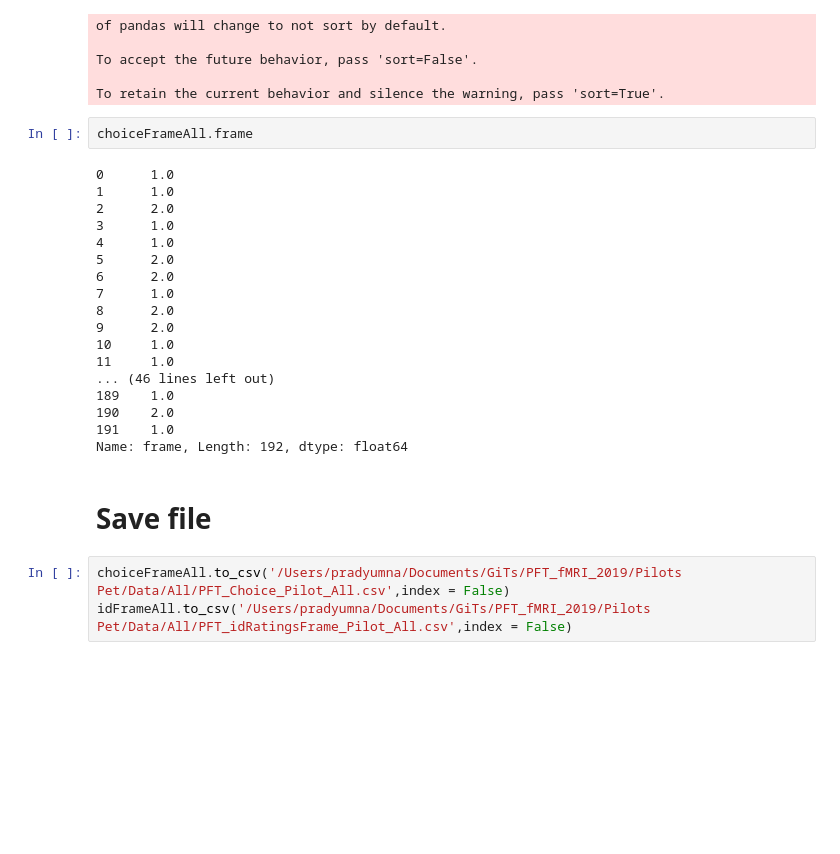
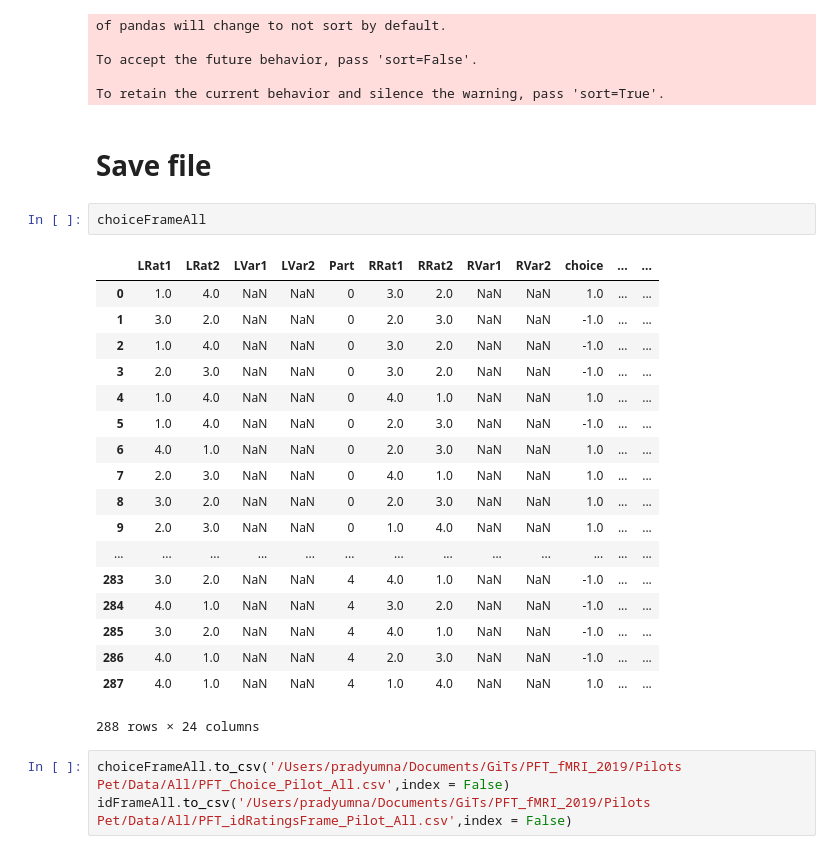
Before and after one commit to pradysepulveda/PFT_fMRI_2019, a Jupyter notebook: Pilots Pet/Analysis/Generate_Choice_File.ipynb, the cells around one changed output. Cells and saved outputs as stored; diff of their text form; blank space fills up the shorter version.

```diff
--- a/Pilots Pet/Analysis/Generate_Choice_File.ipynb
+++ b/Pilots Pet/Analysis/Generate_Choice_File.ipynb
@@ -115,28 +119,29 @@ of pandas will change to not sort by default.
 To accept the future behavior, pass 'sort=False'.
 
 To retain the current behavior and silence the warning, pass 'sort=True'.
-# %%
-choiceFrameAll.frame
-# %% [output]
-0      1.0
-1      1.0
-2      2.0
-3      1.0
-4      1.0
-5      2.0
-6      2.0
-7      1.0
-8      2.0
-9      2.0
-10     1.0
-11     1.0
-... (46 lines left out)
-189    1.0
-190    2.0
-191    1.0
-Name: frame, Length: 192, dtype: float64
 # %% [markdown]
 # Save file
+# %%
+choiceFrameAll
+# %% [output]
+|  | LRat1 | LRat2 | LVar1 | LVar2 | Part | RRat1 | RRat2 | RVar1 | RVar2 | choice | ... | ... |
+| 0 | 1.0 | 4.0 | NaN | NaN | 0 | 3.0 | 2.0 | NaN | NaN | 1.0 | ... | ... |
+| 1 | 3.0 | 2.0 | NaN | NaN | 0 | 2.0 | 3.0 | NaN | NaN | -1.0 | ... | ... |
+| 2 | 1.0 | 4.0 | NaN | NaN | 0 | 3.0 | 2.0 | NaN | NaN | -1.0 | ... | ... |
+| 3 | 2.0 | 3.0 | NaN | NaN | 0 | 3.0 | 2.0 | NaN | NaN | -1.0 | ... | ... |
+| 4 | 1.0 | 4.0 | NaN | NaN | 0 | 4.0 | 1.0 | NaN | NaN | 1.0 | ... | ... |
+| 5 | 1.0 | 4.0 | NaN | NaN | 0 | 2.0 | 3.0 | NaN | NaN | -1.0 | ... | ... |
+| 6 | 4.0 | 1.0 | NaN | NaN | 0 | 2.0 | 3.0 | NaN | NaN | 1.0 | ... | ... |
+| 7 | 2.0 | 3.0 | NaN | NaN | 0 | 4.0 | 1.0 | NaN | NaN | 1.0 | ... | ... |
+| 8 | 3.0 | 2.0 | NaN | NaN | 0 | 2.0 | 3.0 | NaN | NaN | 1.0 | ... | ... |
+| 9 | 2.0 | 3.0 | NaN | NaN | 0 | 1.0 | 4.0 | NaN | NaN | 1.0 | ... | ... |
+| ... | ... | ... | ... | ... | ... | ... | ... | ... | ... | ... | ... | ... |
+| 283 | 3.0 | 2.0 | NaN | NaN | 4 | 4.0 | 1.0 | NaN | NaN | -1.0 | ... | ... |
+| 284 | 4.0 | 1.0 | NaN | NaN | 4 | 3.0 | 2.0 | NaN | NaN | -1.0 | ... | ... |
+| 285 | 3.0 | 2.0 | NaN | NaN | 4 | 4.0 | 1.0 | NaN | NaN | -1.0 | ... | ... |
+| 286 | 4.0 | 1.0 | NaN | NaN | 4 | 2.0 | 3.0 | NaN | NaN | -1.0 | ... | ... |
+| 287 | 4.0 | 1.0 | NaN | NaN | 4 | 1.0 | 4.0 | NaN | NaN | 1.0 | ... | ... |
+288 rows × 24 columns
 # %%
 choiceFrameAll.to_csv('/Users/pradyumna/Documents/GiTs/PFT_fMRI_2019/Pilots Pet/Data/All/PFT_Choice_Pilot_All.csv',index = False)
 idFrameAll.to_csv('/Users/pradyumna/Documents/GiTs/PFT_fMRI_2019/Pilots Pet/Data/All/PFT_idRatingsFrame_Pilot_All.csv',index = False)
```
Also changed, not shown: parts of 2 cells of this notebook, 12 other files.
